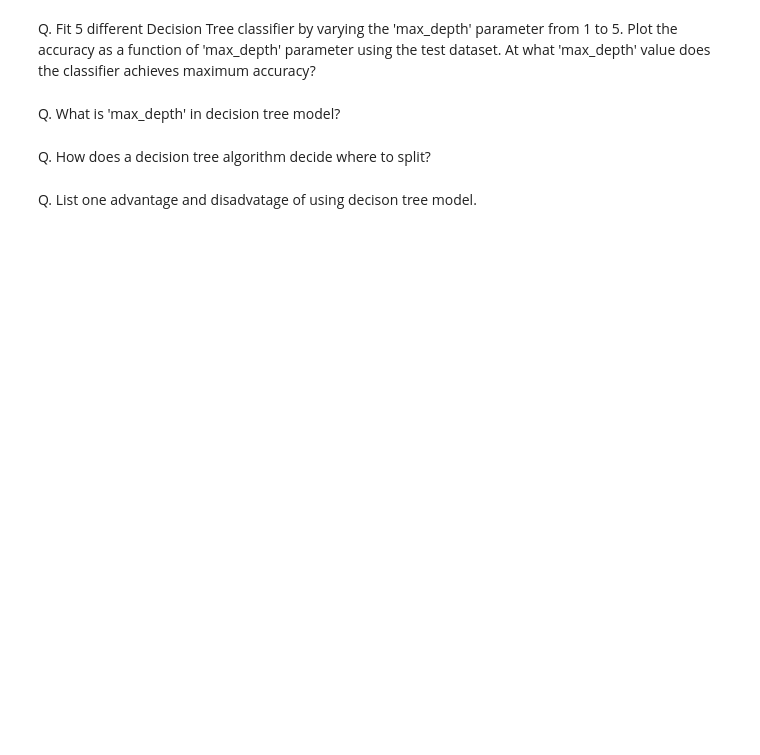
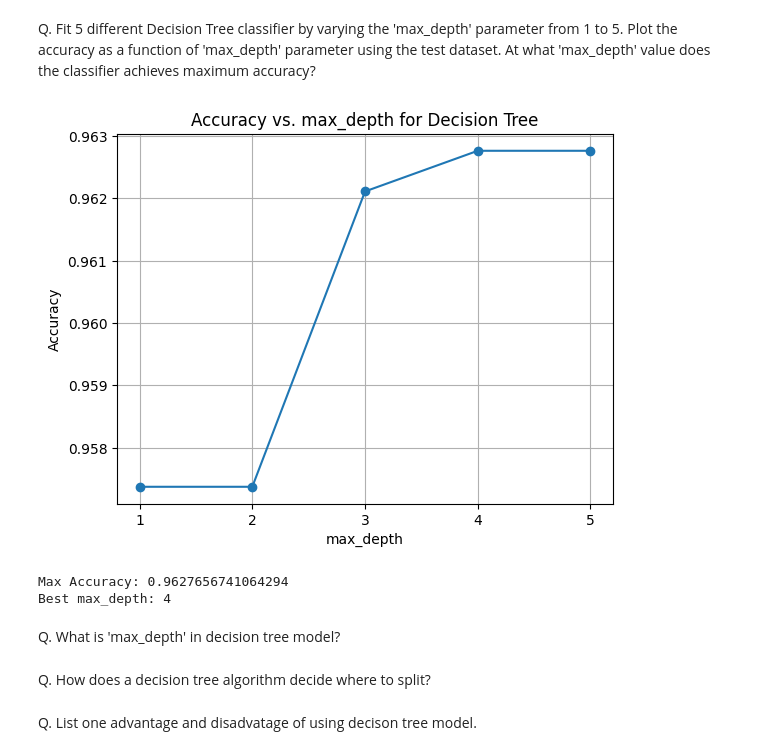
Before and after one commit to MadugulaMeenakshi/-_1, a Jupyter notebook: Assignment_Classification.ipynb, the cells around one changed output. Cells and saved outputs as stored; diff of their text form; code cells hidden in the pictures; blank space fills up the shorter version.

```diff
--- a/Assignment_Classification.ipynb
+++ b/Assignment_Classification.ipynb
@@ -372,5 +545,35 @@ Q. Rank the feature importances of this classifier. Which is the most important
 # %% [markdown]
 Q. Fit 5 different Decision Tree classifier by varying the 'max_depth' parameter from 1 to 5. Plot the accuracy as a function of 'max_depth' parameter using the test dataset. At what 'max_depth' value does the classifier achieves maximum accuracy?
+# %%
+max_depth_values = range(1, 6)
+accuracies = []
+
+for i in max_depth_values:
+    decision_tree = DecisionTreeClassifier(max_depth=i)
+    decision_tree.fit(X_train, y_train)
+    y_pred = decision_tree.predict(X_test)
+    accuracy = accuracy_score(y_test, y_pred)
+    accuracies.append(accuracy)
+
+# Plotting accuracy as a function of max_depth
+plt.plot(max_depth_values, accuracies, marker='o')
+plt.xlabel('max_depth')
+plt.ylabel('Accuracy')
+plt.title('Accuracy vs. max_depth for Decision Tree')
+plt.xticks(max_depth_values)
+plt.grid(True)
+plt.show()
+
+# Finding the max accuracy and corresponding max_depth
+max_accuracy = max(accuracies)
+best_max_depth = max_depth_values[accuracies.index(max_accuracy)]
+
+print("Max Accuracy:", max_accuracy)
+print("Best max_depth:", best_max_depth)
+# %% [output]
+[figure, added]
+Max Accuracy: 0.9627656741064294
+Best max_depth: 4
 # %% [markdown]
 Q. What is 'max_depth' in decision tree model?
 # %%
```
Also changed, not shown: parts of 39 cells of this notebook.
